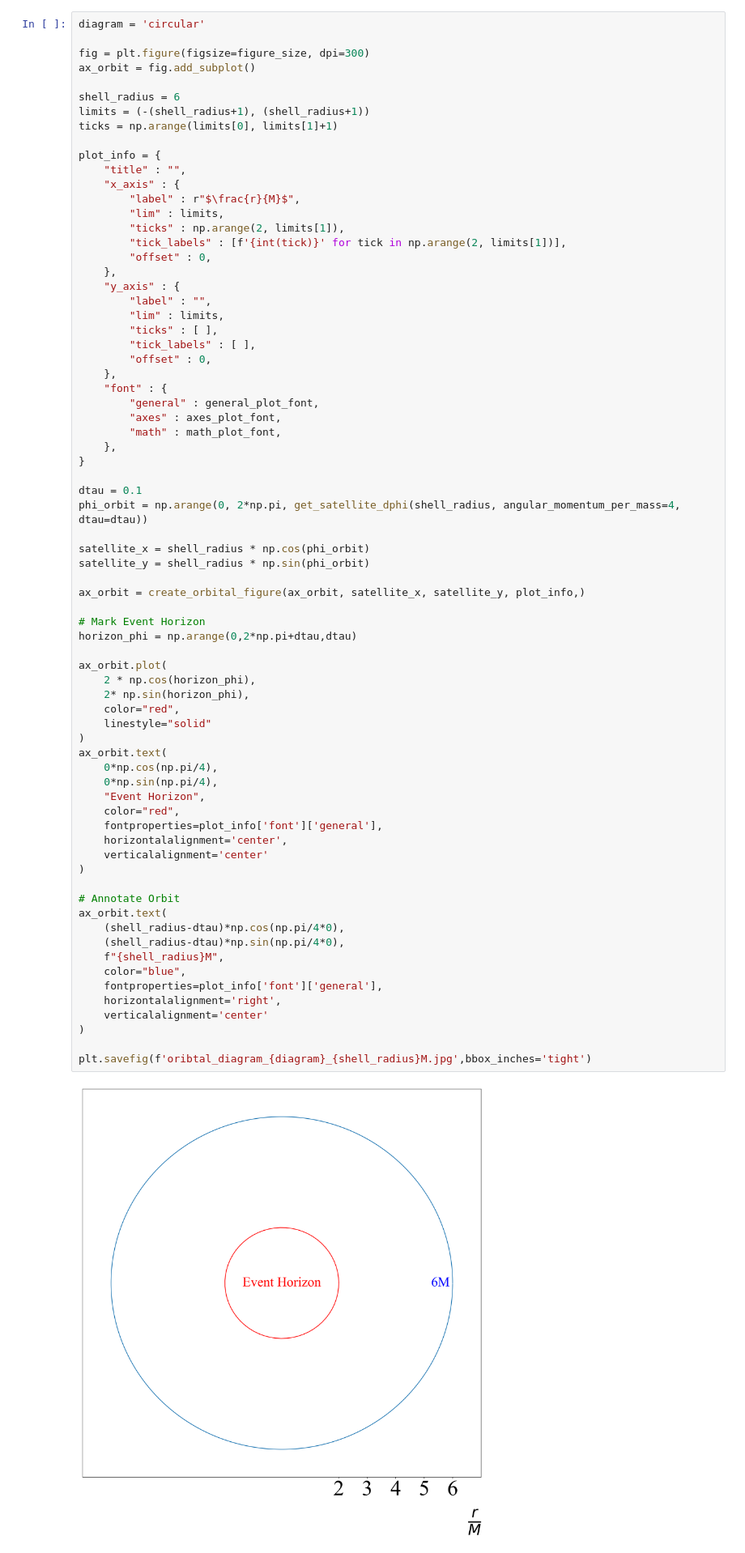
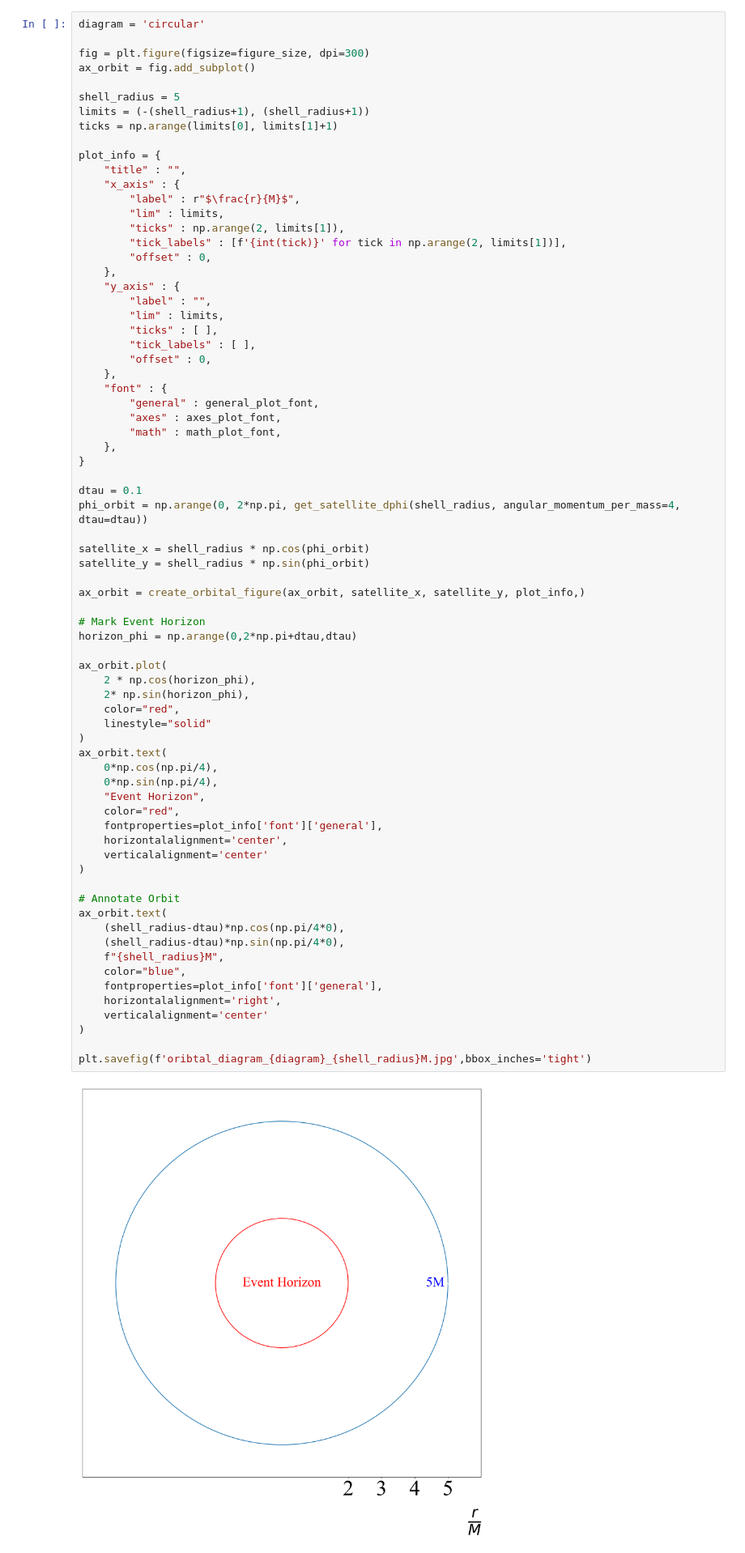
Before and after one commit to SimmeringRook/Cartographer, a Jupyter notebook: 36X/angular.ipynb, the cells around one changed output. Shown: that part at 81% size. Cells and saved outputs as stored; diff of their text form.

```diff
--- a/36X/angular.ipynb
+++ b/36X/angular.ipynb
@@ -109,7 +113,7 @@ diagram = 'circular'
 fig = plt.figure(figsize=figure_size, dpi=300)
 ax_orbit = fig.add_subplot()
 
-shell_radius = 6
+shell_radius = 5
 limits = (-(shell_radius+1), (shell_radius+1))
 ticks = np.arange(limits[0], limits[1]+1)
 
@@ -149,31 +153,31 @@ horizon_phi = np.arange(0,2*np.pi+dtau,dtau)
 
 ax_orbit.plot(
     2 * np.cos(horizon_phi),
     2* np.sin(horizon_phi),
     color="red",
     linestyle="solid"
 )
 ax_orbit.text(
     0*np.cos(np.pi/4),
     0*np.sin(np.pi/4),
     "Event Horizon",
     color="red",
     fontproperties=plot_info['font']['general'],
     horizontalalignment='center',
     verticalalignment='center'
 )
 
 # Annotate Orbit
 ax_orbit.text(
     (shell_radius-dtau)*np.cos(np.pi/4*0),
     (shell_radius-dtau)*np.sin(np.pi/4*0),
     f"{shell_radius}M",
     color="blue",
     fontproperties=plot_info['font']['general'],
     horizontalalignment='right',
     verticalalignment='center'
 )
 
 plt.savefig(f'oribtal_diagram_{diagram}_{shell_radius}M.jpg',bbox_inches='tight')
 # %% [output]
-[figure, old version]
+[figure, new version]
```
Also changed, not shown: parts of 4 cells of this notebook.
